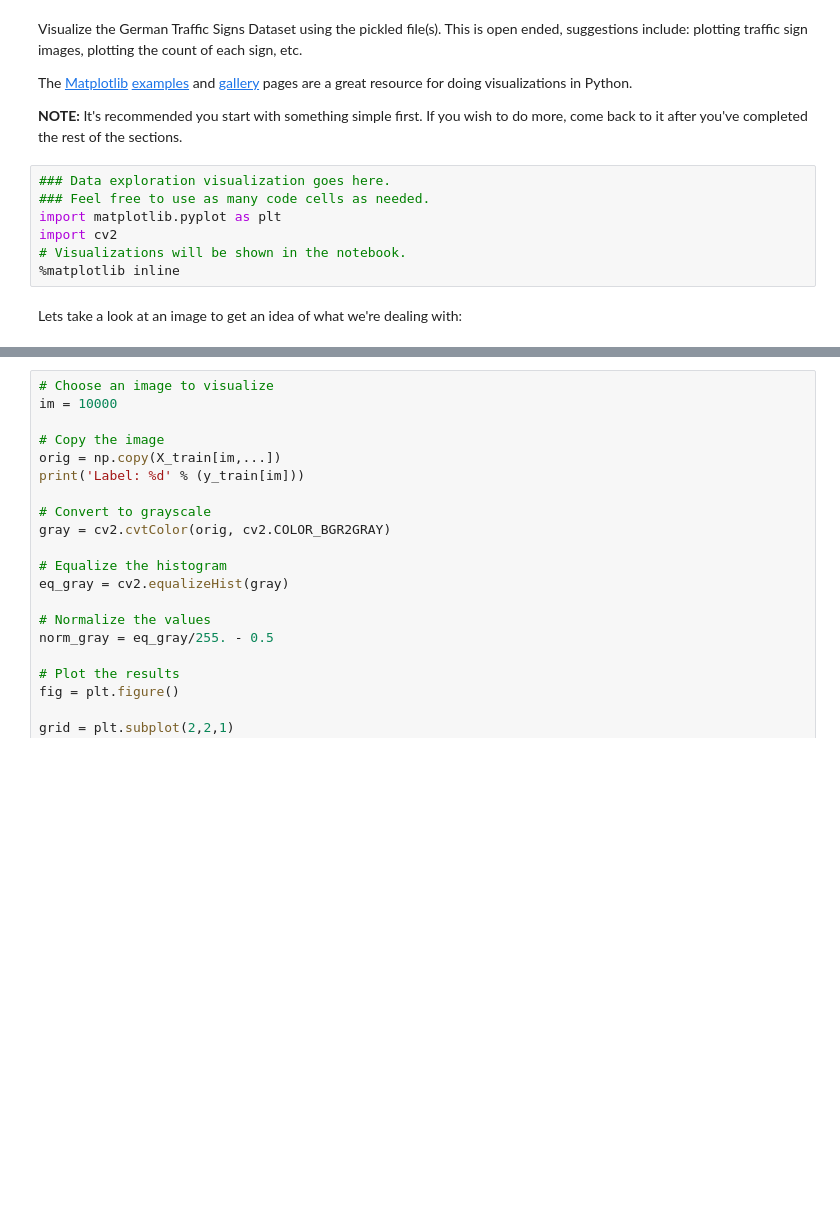
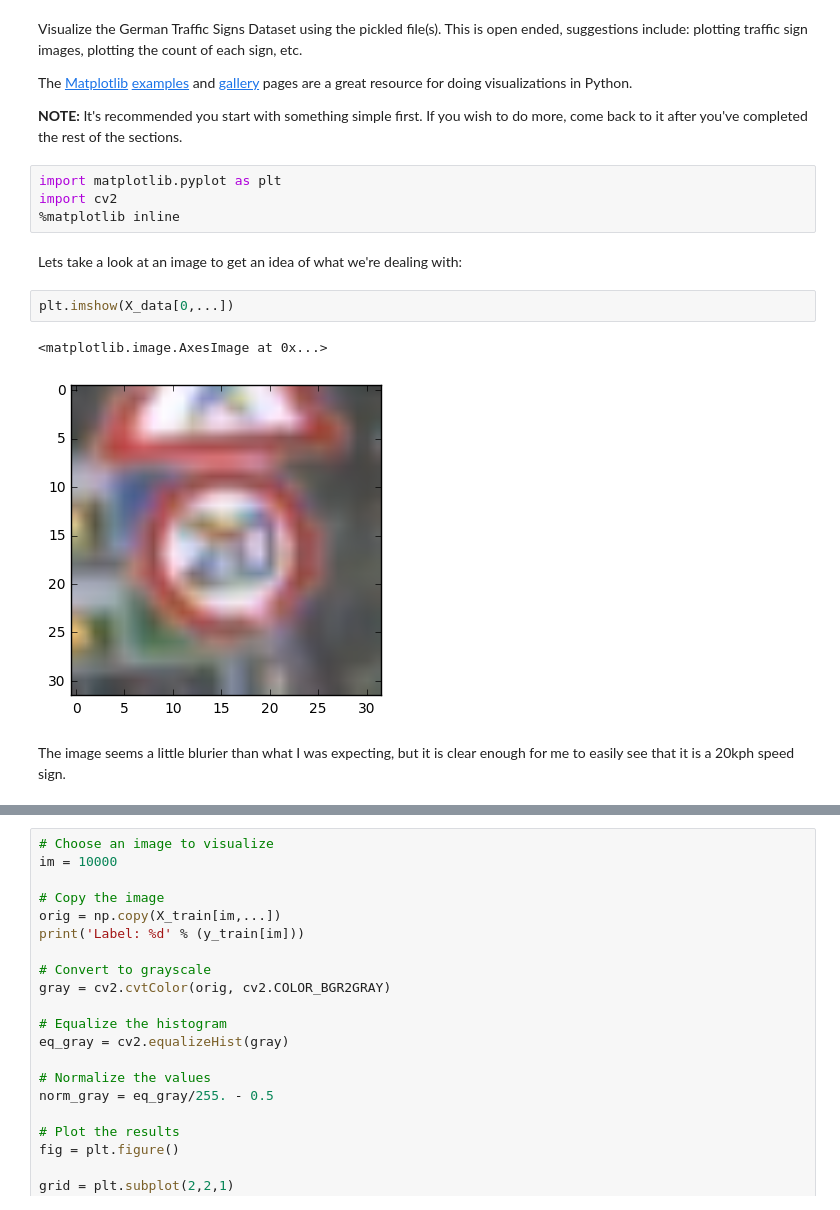
Before and after one commit to jpthalman/CarND, a Jupyter notebook: Projects/P2-TrafficSigns/Traffic_Signs_Recognition.ipynb, the cells around one changed output, grey strips where cells are left out. Cells and saved outputs as stored; diff of their text form; blank space fills up the shorter version.

Commit message:
Add some explanitory markdown cells

```diff
--- a/Projects/P2-TrafficSigns/Traffic_Signs_Recognition.ipynb
+++ b/Projects/P2-TrafficSigns/Traffic_Signs_Recognition.ipynb
@@ -63,12 +65,16 @@ Visualize the German Traffic Signs Dataset using the pickled file(s). This is op
 The [Matplotlib](http://matplotlib.org/) [examples](http://matplotlib.org/examples/index.html) and [gallery](http://matplotlib.org/gallery.html) pages are a great resource for doing visualizations in Python.
 
 **NOTE:** It's recommended you start with something simple first. If you wish to do more, come back to it after you've completed the rest of the sections.
-# %%
-### Data exploration visualization goes here.
-### Feel free to use as many code cells as needed.
-import matplotlib.pyplot as plt
-import cv2
-# Visualizations will be shown in the notebook.
-%matplotlib inline
+# %%
+import matplotlib.pyplot as plt
+import cv2
+%matplotlib inline
 # %% [markdown]
 Lets take a look at an image to get an idea of what we're dealing with:
+# %%
+plt.imshow(X_data[0,...])
+# %% [output]
+<matplotlib.image.AxesImage at 0x...>
+[figure, added]
+# %% [markdown]
+The image seems a little blurier than what I was expecting, but it is clear enough for me to easily see that it is a 20kph speed sign.
```
Also changed, not shown: parts of 6 cells of this notebook.
